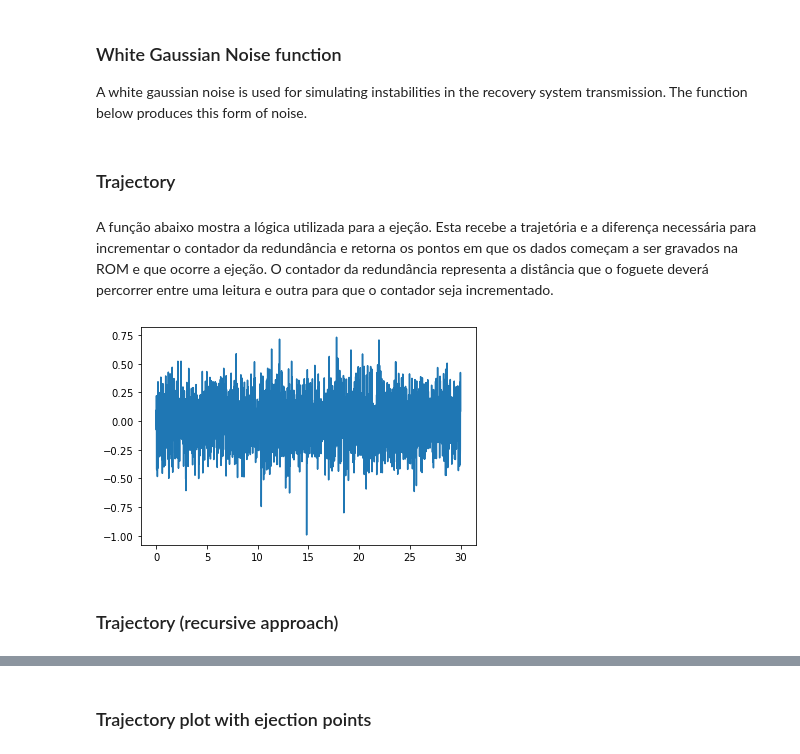
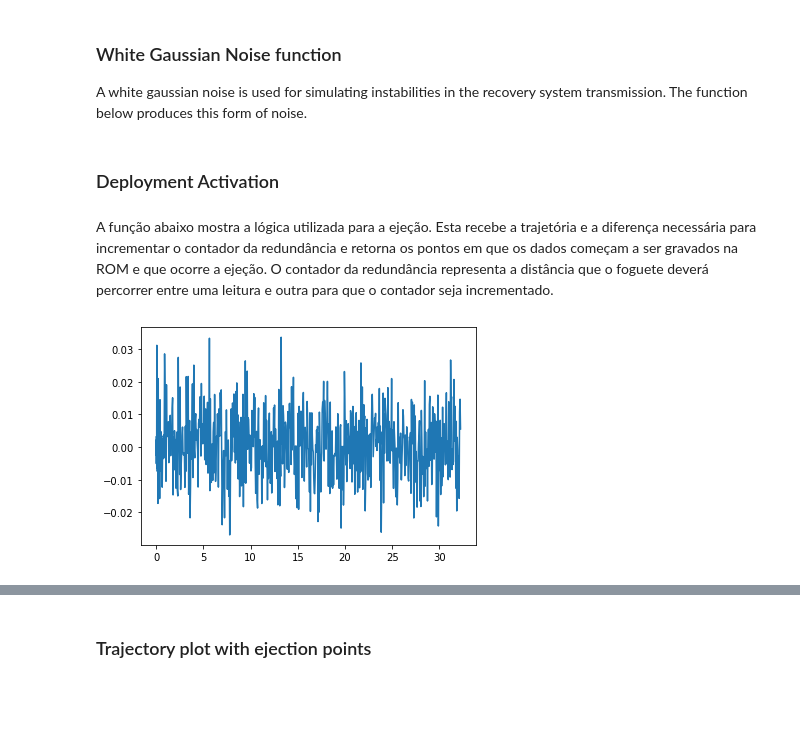
Before and after one commit to eloiantonio/Andromeda_I_Recovery_System_Simulations, a Jupyter notebook: Andromeda_I_Recovery_System_Redundacy_Simulation.ipynb, the cells around one changed output, grey strips where cells are left out. Cells and saved outputs as stored; diff of their text form; code cells hidden in the pictures; blank space fills up the shorter version.

```diff
--- a/Andromeda_I_Recovery_System_Redundacy_Simulation.ipynb
+++ b/Andromeda_I_Recovery_System_Redundacy_Simulation.ipynb
@@ -24,0 +17,5 @@ plt.show()
+# %%
+df = pandas.read_excel('PRD_LASC_1km.xlsx')
+# %%
+df.columns = ['time', 'altitude'] # apogee: 1190.90 m
+df
@@ -25,3 +36,6 @@ plt.show()
+# %%
+t = df.values[:,0]
+y = df.values[:,1]
 # %% [markdown]
 ### White Gaussian Noise function
 
@@ -35,8 +49,8 @@ def noise(t, sigma):
     number_points = t
     noise = np.random.normal(loc=average_value, scale=std_deviation, size=number_points)
     return noise
-# %% [markdown]
-### Trajectory
+# %% [markdown]
+### Deployment Activation
 # %% [markdown]
 A função abaixo mostra a lógica utilizada para a ejeção. Esta recebe a trajetória e a diferença necessária para incrementar o contador da redundância e retorna os pontos em que os dados começam a ser gravados na ROM e que ocorre a ejeção. O contador da redundância representa a distância que o foguete deverá percorrer entre uma leitura e outra para que o contador seja incrementado.
 # %%
@@ -83,11 +97,9 @@ def points(x, y):
         second_altitude = current_altitude
     return p_c1, p_c2
 # %%
-altitude_noise = noise(len(x),0.2)
+altitude_noise = noise(len(t),0.01)
 # %%
-plt.plot(x,altitude_noise)
+plt.plot(t,altitude_noise)
 plt.show()
 # %% [output]
-[figure, old version]
+[figure, new version]
-# %% [markdown]
-### Trajectory (recursive approach)
```
Also changed, not shown: parts of 13 cells of this notebook.
